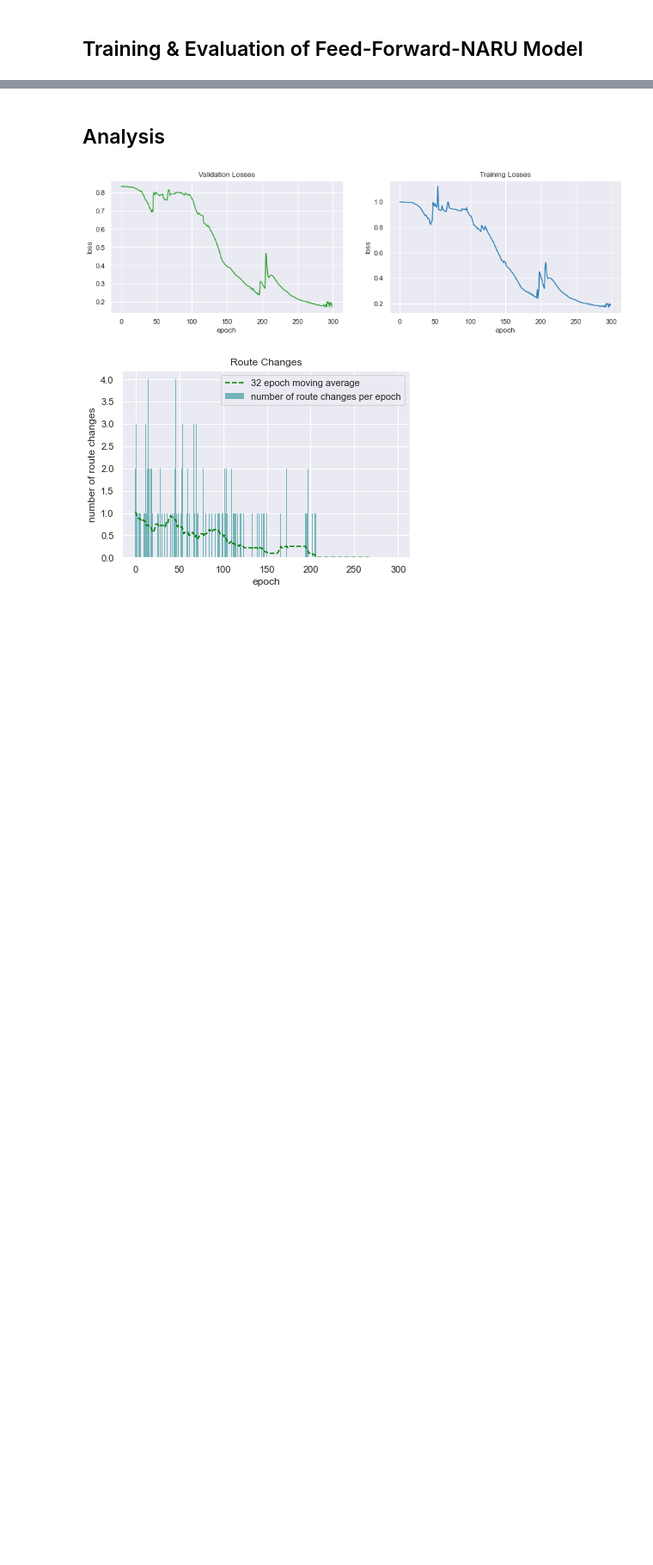
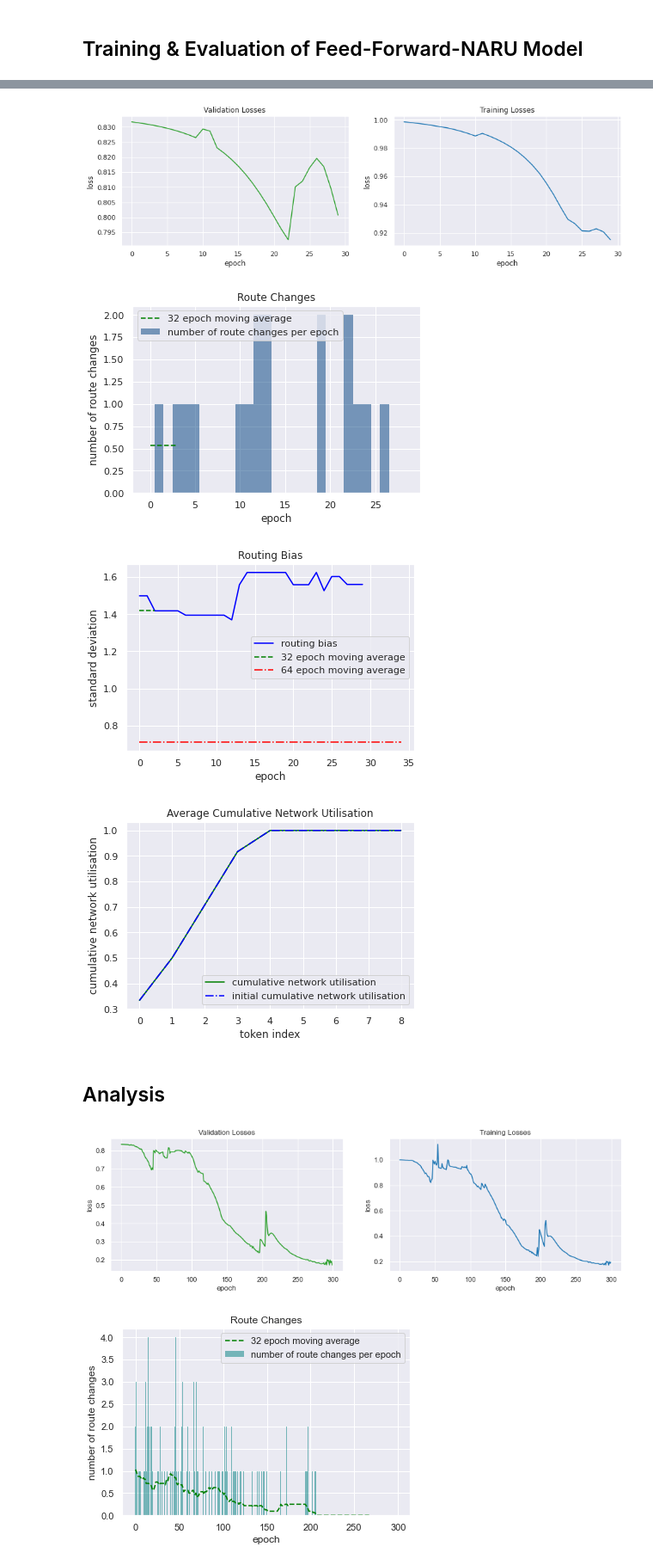
Before and after one commit to Gleethos/NARU, a Jupyter notebook: laboratory.ipynb, the cells around one changed output, grey strips where cells are left out. Shown at 86% size. Drawn from its saved outputs; the diff is of its cells as text; code cells hidden in the pictures; blank space fills up the shorter version.

```diff
--- a/laboratory.ipynb
+++ b/laboratory.ipynb
@@ -145,3 +146,10 @@ Epoch 1  done! latest loss = 0.6186866326765581 ; Avg loss = 0.6302902083850442
+# %%
+load_and_plot(data_path='models/data/', plot_path='models/plots/')
+# %% [output]
+[figure, added]
+[figure, added]
+[figure, added]
+[figure, added]
 # %% [markdown]
 ## Analysis ##
 # %%
```
Also changed, not shown: parts of 3 cells of this notebook, 4 other files.
